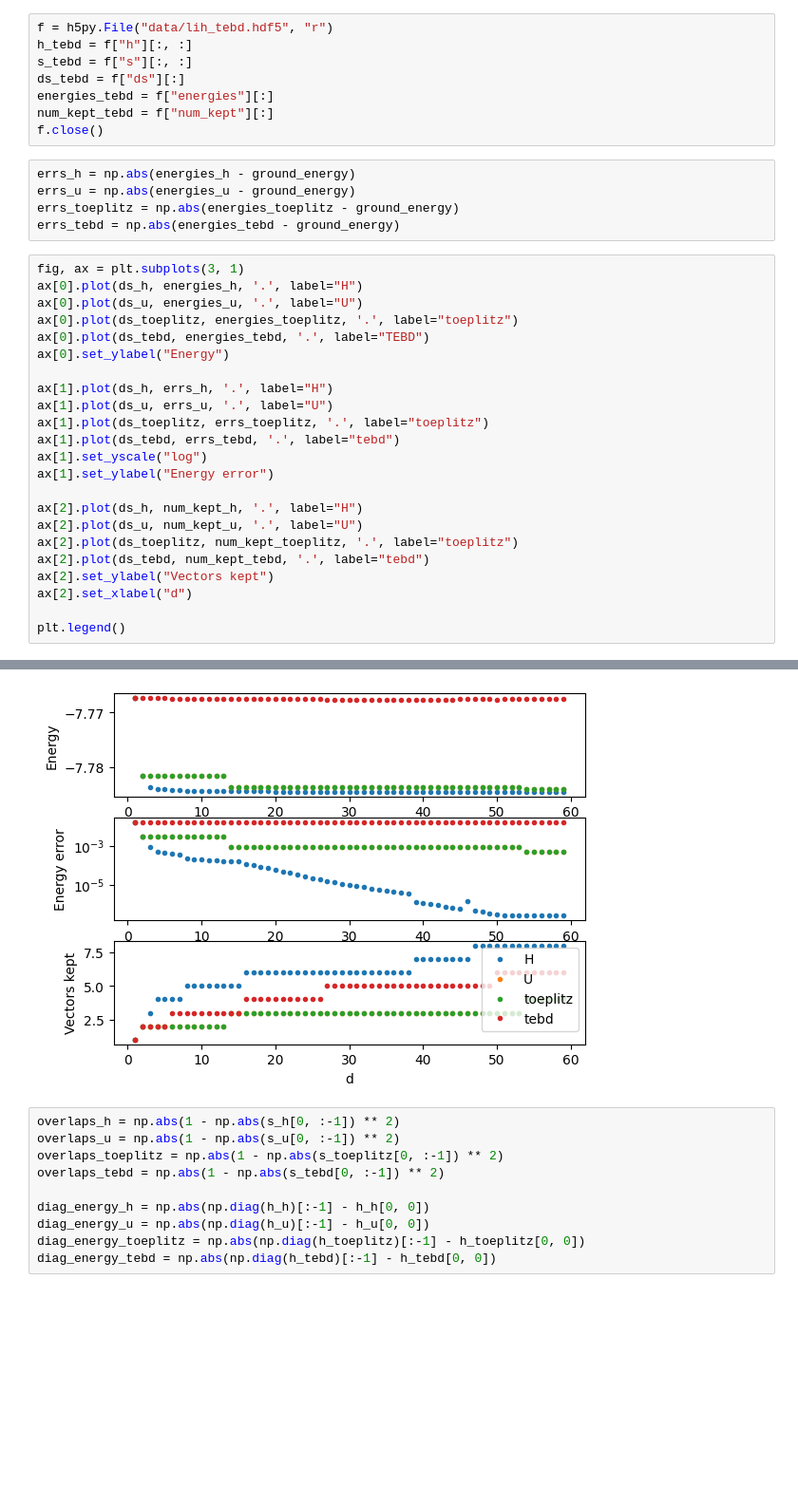
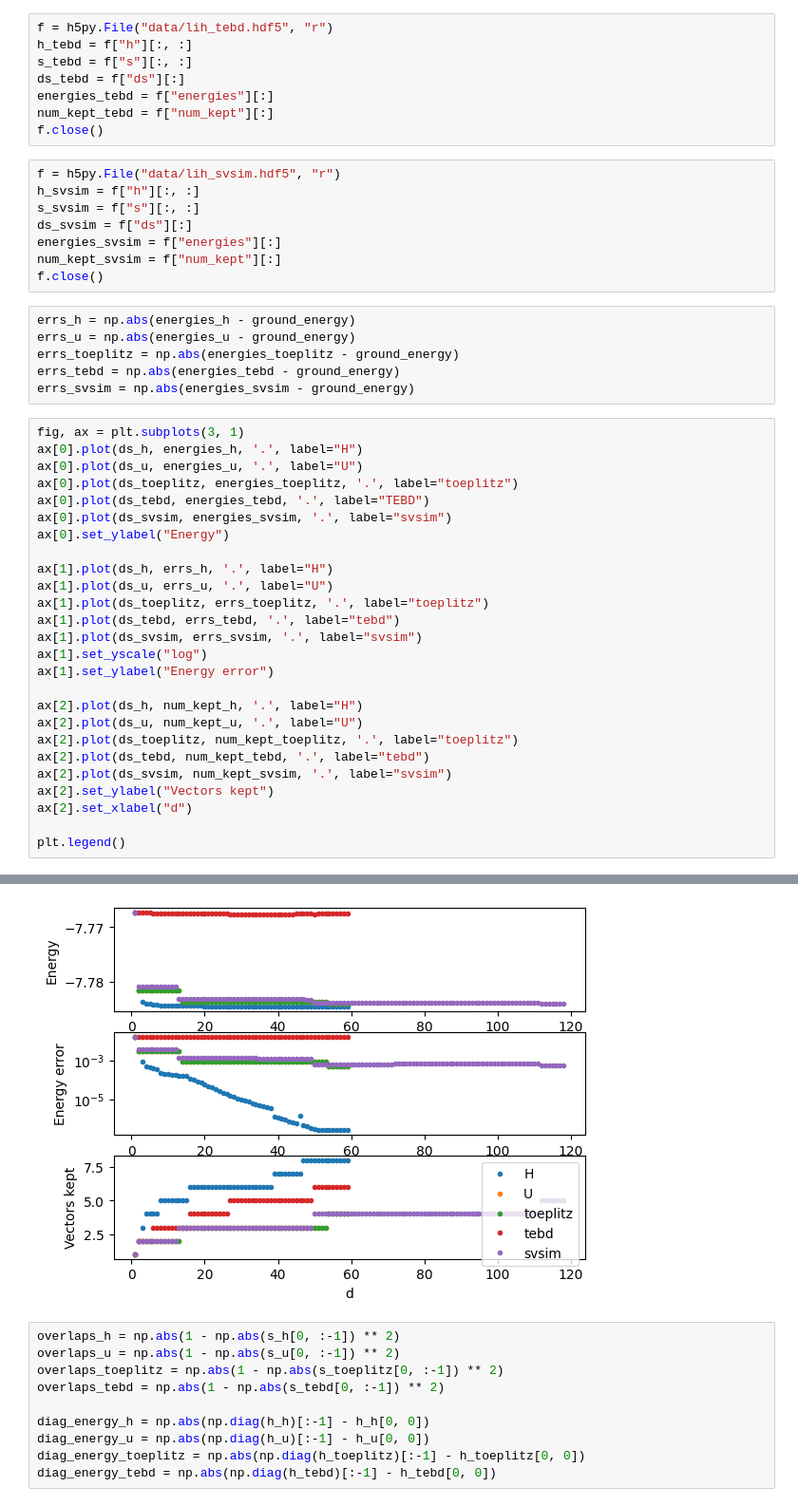
Before and after one commit to bdalfavero/krylov_new, a Jupyter notebook: lih_plots.ipynb, the cells around one changed output, grey strips where cells are left out. Shown at 95% size. Drawn from its saved outputs; the diff is of its cells as text; blank space fills up the shorter version.

Commit message:
Tried a statevector simulator on LiH. The energies seem to match the unitary very well. Something, then, is wrong with the TEBD code.

```diff
--- a/lih_plots.ipynb
+++ b/lih_plots.ipynb
@@ -37,37 +37,49 @@ ds_tebd = f["ds"][:]
 energies_tebd = f["energies"][:]
 num_kept_tebd = f["num_kept"][:]
 f.close()
+# %%
+f = h5py.File("data/lih_svsim.hdf5", "r")
+h_svsim = f["h"][:, :]
+s_svsim = f["s"][:, :]
+ds_svsim = f["ds"][:]
+energies_svsim = f["energies"][:]
+num_kept_svsim = f["num_kept"][:]
+f.close()
 # %%
 errs_h = np.abs(energies_h - ground_energy)
 errs_u = np.abs(energies_u - ground_energy)
 errs_toeplitz = np.abs(energies_toeplitz - ground_energy)
 errs_tebd = np.abs(energies_tebd - ground_energy)
+errs_svsim = np.abs(energies_svsim - ground_energy)
 # %%
 fig, ax = plt.subplots(3, 1)
 ax[0].plot(ds_h, energies_h, '.', label="H")
 ax[0].plot(ds_u, energies_u, '.', label="U")
 ax[0].plot(ds_toeplitz, energies_toeplitz, '.', label="toeplitz")
 ax[0].plot(ds_tebd, energies_tebd, '.', label="TEBD")
+ax[0].plot(ds_svsim, energies_svsim, '.', label="svsim")
 ax[0].set_ylabel("Energy")
 
 ax[1].plot(ds_h, errs_h, '.', label="H")
 ax[1].plot(ds_u, errs_u, '.', label="U")
 ax[1].plot(ds_toeplitz, errs_toeplitz, '.', label="toeplitz")
 ax[1].plot(ds_tebd, errs_tebd, '.', label="tebd")
+ax[1].plot(ds_svsim, errs_svsim, '.', label="svsim")
 ax[1].set_yscale("log")
 ax[1].set_ylabel("Energy error")
 
 ax[2].plot(ds_h, num_kept_h, '.', label="H")
 ax[2].plot(ds_u, num_kept_u, '.', label="U")
 ax[2].plot(ds_toeplitz, num_kept_toeplitz, '.', label="toeplitz")
 ax[2].plot(ds_tebd, num_kept_tebd, '.', label="tebd")
+ax[2].plot(ds_svsim, num_kept_svsim, '.', label="svsim")
 ax[2].set_ylabel("Vectors kept")
 ax[2].set_xlabel("d")
 
 plt.legend()
 # %% [output]
 <matplotlib.legend.Legend at 0x...>
-[figure, old version]
+[figure, new version]
 # %%
 overlaps_h = np.abs(1 - np.abs(s_h[0, :-1]) ** 2)
 overlaps_u = np.abs(1 - np.abs(s_u[0, :-1]) ** 2)
```
Also changed, not shown: 1 other file.
